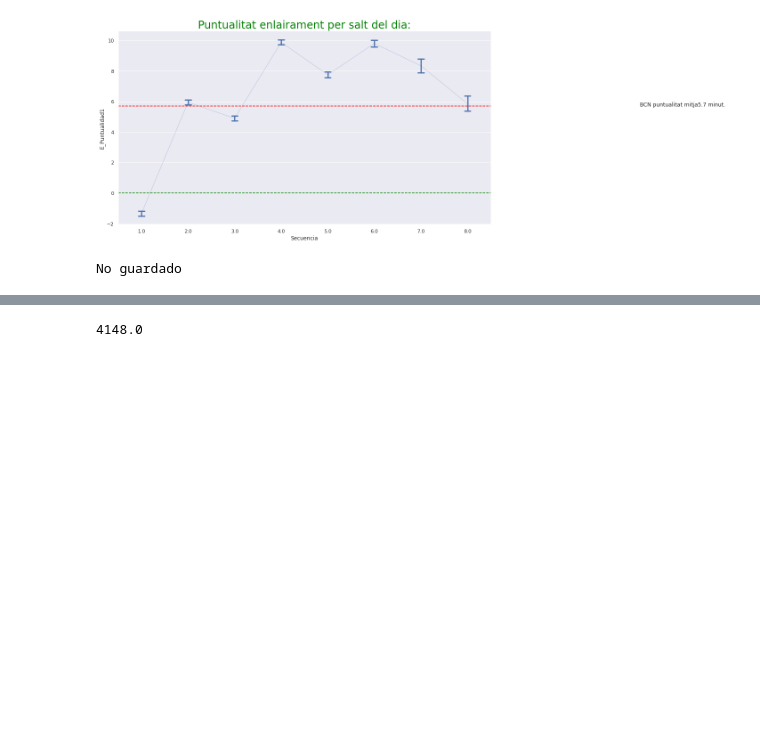
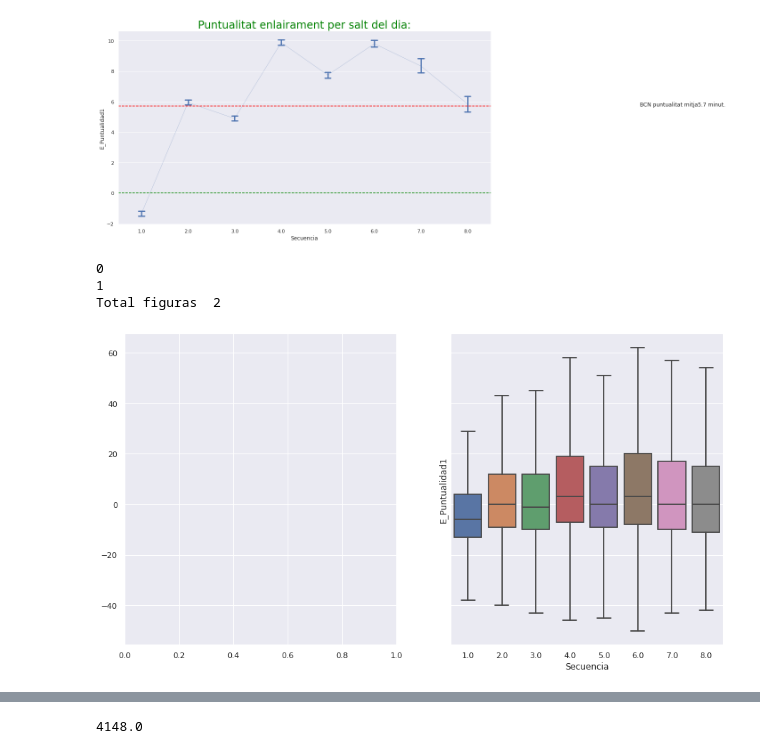
Before and after one commit to JMML2021/Entrega-projecte-final, a Jupyter notebook: Calculo_Ryainair2019ipynb.ipynb, the cells around one changed output, grey strips where cells are left out. Cells and saved outputs as stored; diff of their text form; code cells hidden in the pictures; blank space fills up the shorter version.

```diff
--- a/Calculo_Ryainair2019ipynb.ipynb
+++ b/Calculo_Ryainair2019ipynb.ipynb
@@ -498,20 +498,29 @@ ax.set_title('Puntualitat enlairament per salt del dia:', fontsize = 24, color=
 # %% [output]
 Text(0.5, 1.0, 'Puntualitat enlairament per salt del dia:')
 [figure]
-# %%
-guardar = 'No'
-# Guardar excel
-if guardar != 'No':
-  nombreFichero = "D:\Documentos D\02.- Datos Vueling\Ryainair2019_" + Hoja + '_'+ str(fecha) + ".xlsx"
-
-  df3.to_excel(nombreFichero)
-  print()
-  print('Guardado fichero : ', nombreFichero)
-  print()
-else:
-  print('No guardado')
-# %% [output]
-No guardado
+# %%
+# Create four polar axes and access them through the returned array
+#fig, axs = plt.subplots(2, 2, subplot_kw=dict(projection="polar"))
+# fig,ax=plt.subplots(2)
+#sns.relplot(x,y, ax=ax[0])
+# Create two subplots and unpack the output array immediately
+f, axs = plt.subplots(1, 2, sharey=True)
+#ax1.plot(x, y)
+figuras=0
+for n in range(2):
+  figuras+=1
+  print(n)
+  sns.boxplot(x='Secuencia', y = "E_Puntualidad1", data= filtered_df, showfliers = False )
+#ax2 = sns.boxplot(x='Secuencia', y = "E_Puntualidad1", data= filtered_df, showfliers = False )
+#axs[0, 0].plot(x, y)
+#axs[1, 1].scatter(x, y)
+#fig.suptitle('Categorical Plotting')
+print('Total figuras ', figuras)
+# %% [output]
+0
+1
+Total figuras  2
+[figure, added]
 # %%
 df.Secuencia.max()
 # %% [output]
```
Also changed, not shown: parts of 6 cells of this notebook.
